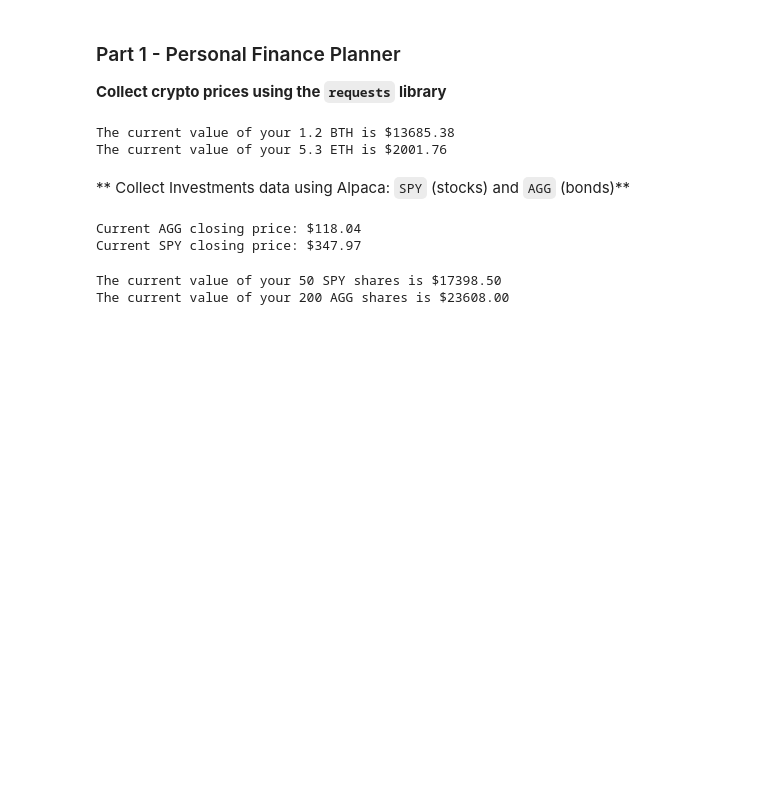
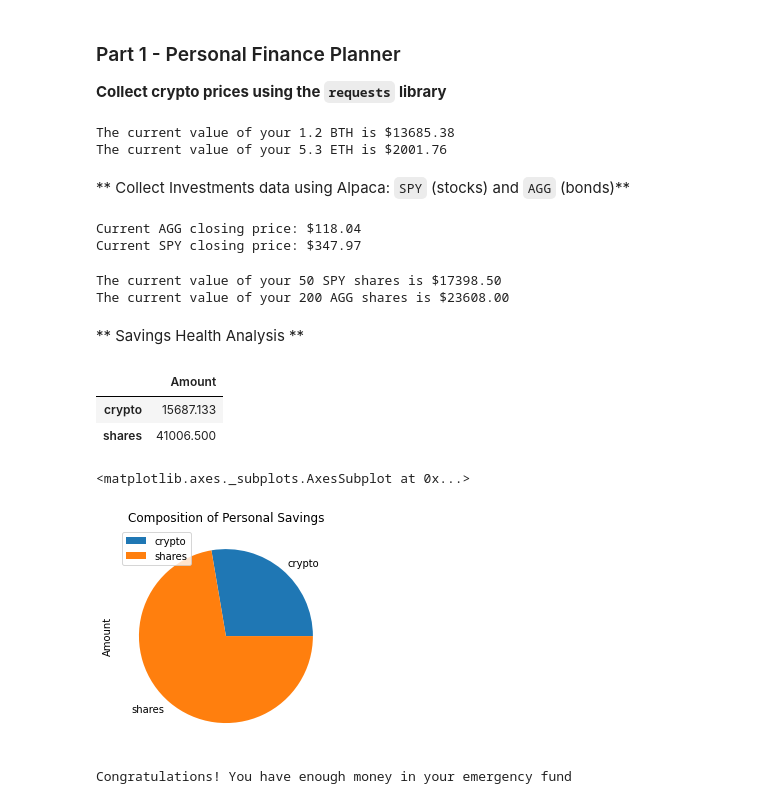
Before and after one commit to ameghani10/Financial_Planning, a Jupyter notebook: financial_planning.ipynb, the cells around one changed output. Drawn from its saved outputs; the diff is of its cells as text; code cells hidden in the pictures; blank space fills up the shorter version.

```diff
--- a/financial_planning.ipynb
+++ b/financial_planning.ipynb
@@ -101,3 +101,46 @@ print(f"The current value of your {agg_shares} AGG shares is ${current_agg_value
 # %% [output]
 The current value of your 50 SPY shares is $17398.50
 The current value of your 200 AGG shares is $23608.00
+# %% [markdown]
+** Savings Health Analysis **
+# %%
+# Set monthly household income
+monthly_house_income = 12000
+
+# Create savings dataframe
+crypto_savings = current_btc_value + current_eth_value
+shares_savings = current_agg_value + current_spy_value
+
+savings_df = {
+    "Amount":{
+        "crypto": crypto_savings,
+        "shares": shares_savings
+    }
+}
+
+savings_df = pd.DataFrame(savings_df)
+savings_df
+# %% [output]
+|  | Amount |
+| crypto | 15687.133 |
+| shares | 41006.500 |
+# %%
+# Plot savings pie chart
+savings_df.plot(kind = "pie", y = "Amount", title = "Composition of Personal Savings")
+# %% [output]
+<matplotlib.axes._subplots.AxesSubplot at 0x...>
+[figure, added]
+# %%
+# Set ideal emrgency fund
+emergency_fund = monthly_house_income * 3
+
+# Calculate total amount of savings
+total_savings = crypto_savings + shares_savings
+
+# Validate saving health
+if total_savings >= emergency_fund:
+    print("Congratulations! You have enough money in your emergency fund")
+else:
+    print("You need to save $" + str(emergency_fund - total_savings) + " more")
+# %% [output]
+Congratulations! You have enough money in your emergency fund
```
